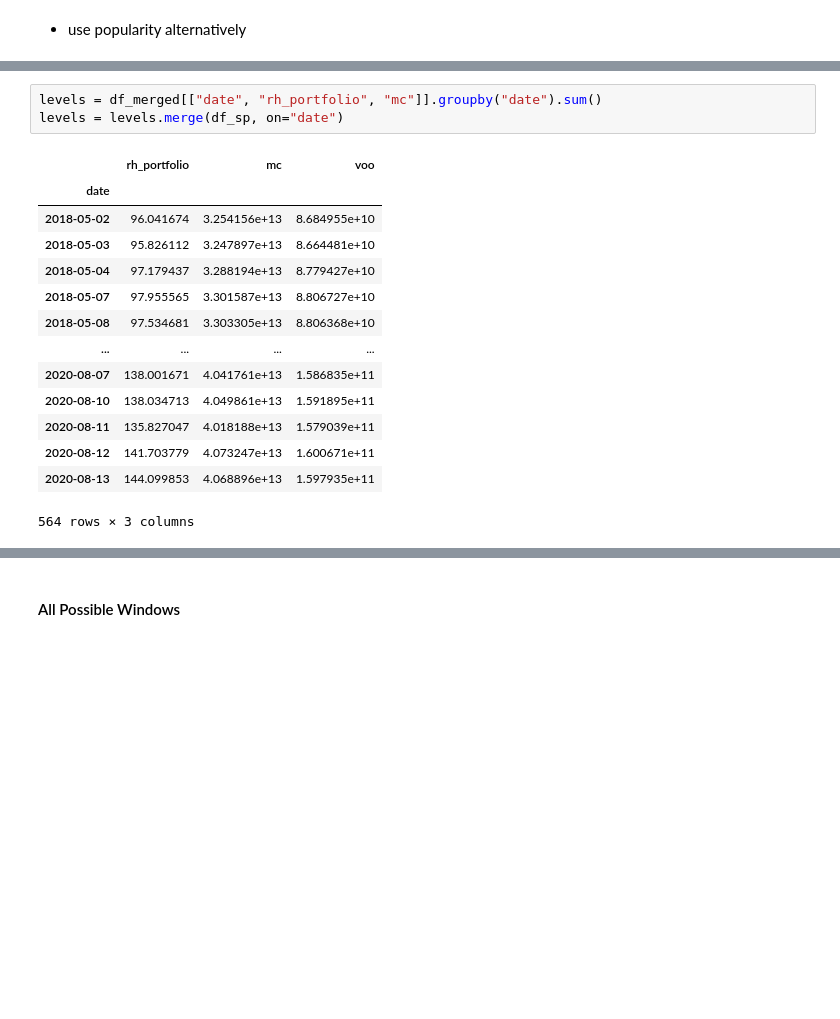
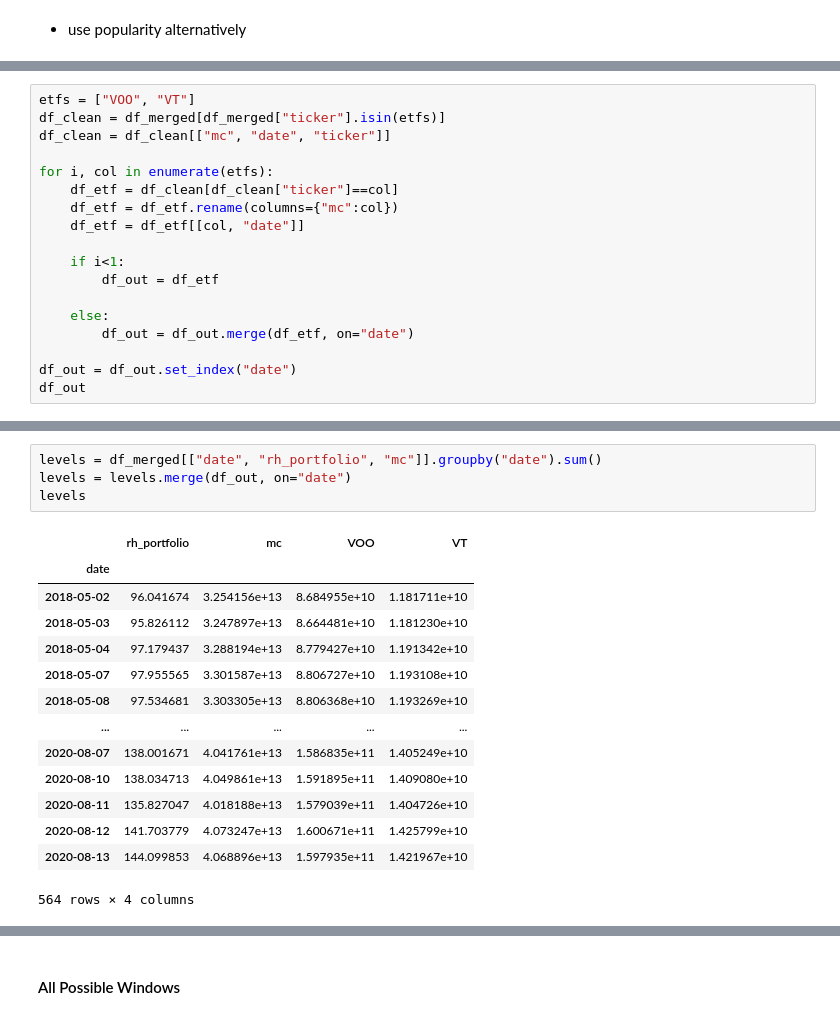
Before and after one commit to FedericoCortesi/Robinhood_data, a Jupyter notebook: test.ipynb, the cells around one changed output, grey strips where cells are left out. Cells and saved outputs as stored; diff of their text form; blank space fills up the shorter version.

```diff
--- a/test.ipynb
+++ b/test.ipynb
@@ -703,0 +708,18 @@ df_sp = df_sp.rename(columns={"mc":"voo"})
+# %%
+etfs = ["VOO", "VT"]
+df_clean = df_merged[df_merged["ticker"].isin(etfs)]
+df_clean = df_clean[["mc", "date", "ticker"]]
+
+for i, col in enumerate(etfs):
+    df_etf = df_clean[df_clean["ticker"]==col]
+    df_etf = df_etf.rename(columns={"mc":col})
+    df_etf = df_etf[[col, "date"]]
+
+    if i<1:
+        df_out = df_etf
+
+    else:
+        df_out = df_out.merge(df_etf, on="date")
+
+df_out = df_out.set_index("date")
+df_out
@@ -704,18 +741,19 @@ df_sp = df_sp.rename(columns={"mc":"voo"})
 # %%
 levels = df_merged[["date", "rh_portfolio", "mc"]].groupby("date").sum()
-levels = levels.merge(df_sp, on="date")
+levels = levels.merge(df_out, on="date")
+levels
 # %% [output]
-|  | rh_portfolio | mc | voo |
-| date |  |  |  |
-| 2018-05-02 | 96.041674 | 3.254156e+13 | 8.684955e+10 |
-| 2018-05-03 | 95.826112 | 3.247897e+13 | 8.664481e+10 |
-| 2018-05-04 | 97.179437 | 3.288194e+13 | 8.779427e+10 |
-| 2018-05-07 | 97.955565 | 3.301587e+13 | 8.806727e+10 |
-| 2018-05-08 | 97.534681 | 3.303305e+13 | 8.806368e+10 |
-| ... | ... | ... | ... |
-| 2020-08-07 | 138.001671 | 4.041761e+13 | 1.586835e+11 |
-| 2020-08-10 | 138.034713 | 4.049861e+13 | 1.591895e+11 |
-| 2020-08-11 | 135.827047 | 4.018188e+13 | 1.579039e+11 |
-| 2020-08-12 | 141.703779 | 4.073247e+13 | 1.600671e+11 |
-| 2020-08-13 | 144.099853 | 4.068896e+13 | 1.597935e+11 |
+|  | rh_portfolio | mc | VOO | VT |
+| date |  |  |  |  |
+| 2018-05-02 | 96.041674 | 3.254156e+13 | 8.684955e+10 | 1.181711e+10 |
+| 2018-05-03 | 95.826112 | 3.247897e+13 | 8.664481e+10 | 1.181230e+10 |
+| 2018-05-04 | 97.179437 | 3.288194e+13 | 8.779427e+10 | 1.191342e+10 |
+| 2018-05-07 | 97.955565 | 3.301587e+13 | 8.806727e+10 | 1.193108e+10 |
+| 2018-05-08 | 97.534681 | 3.303305e+13 | 8.806368e+10 | 1.193269e+10 |
+| ... | ... | ... | ... | ... |
+| 2020-08-07 | 138.001671 | 4.041761e+13 | 1.586835e+11 | 1.405249e+10 |
+| 2020-08-10 | 138.034713 | 4.049861e+13 | 1.591895e+11 | 1.409080e+10 |
+| 2020-08-11 | 135.827047 | 4.018188e+13 | 1.579039e+11 | 1.404726e+10 |
+| 2020-08-12 | 141.703779 | 4.073247e+13 | 1.600671e+11 | 1.425799e+10 |
+| 2020-08-13 | 144.099853 | 4.068896e+13 | 1.597935e+11 | 1.421967e+10 |
-564 rows × 3 columns
+564 rows × 4 columns
```
Also changed, not shown: parts of 15 cells of this notebook, 11 other files.
